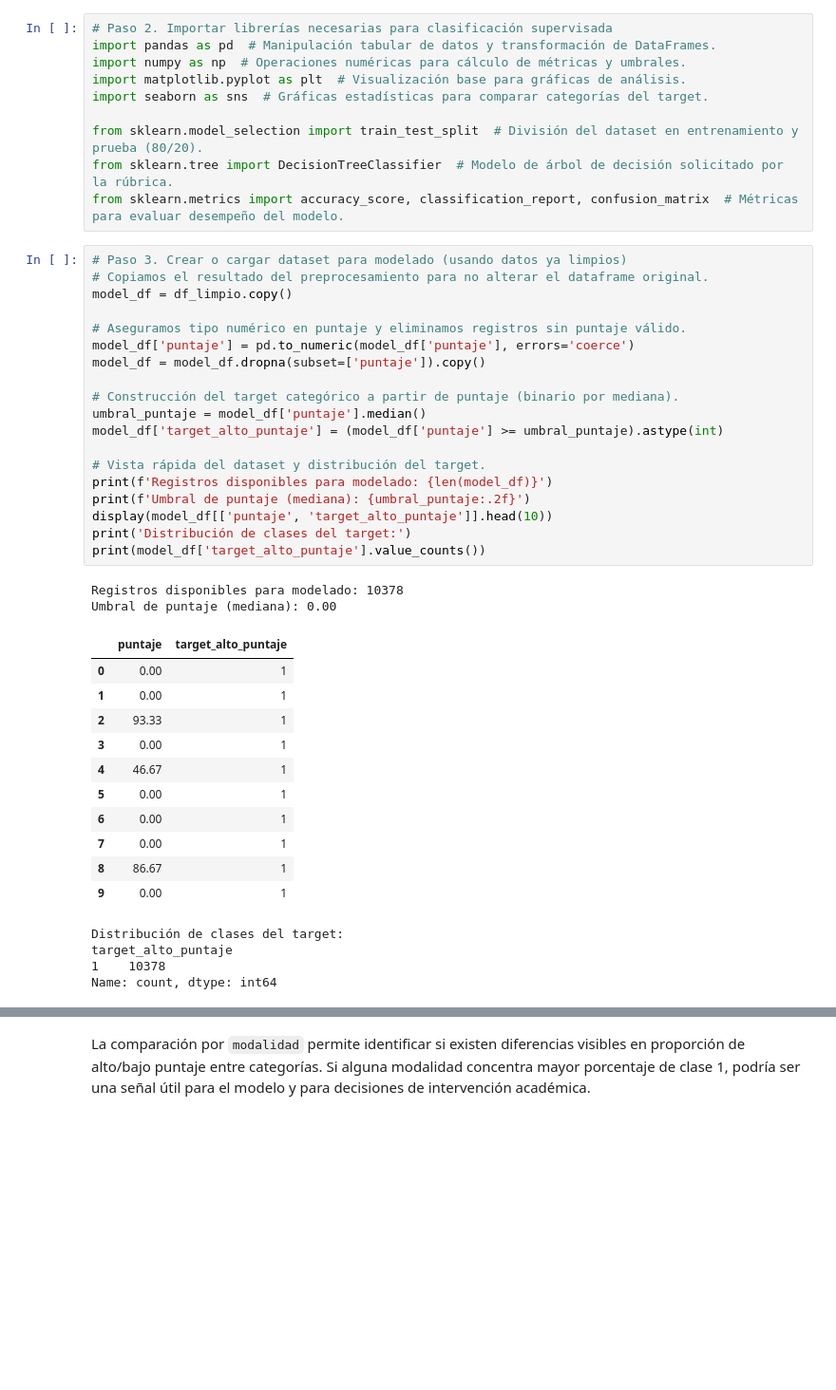
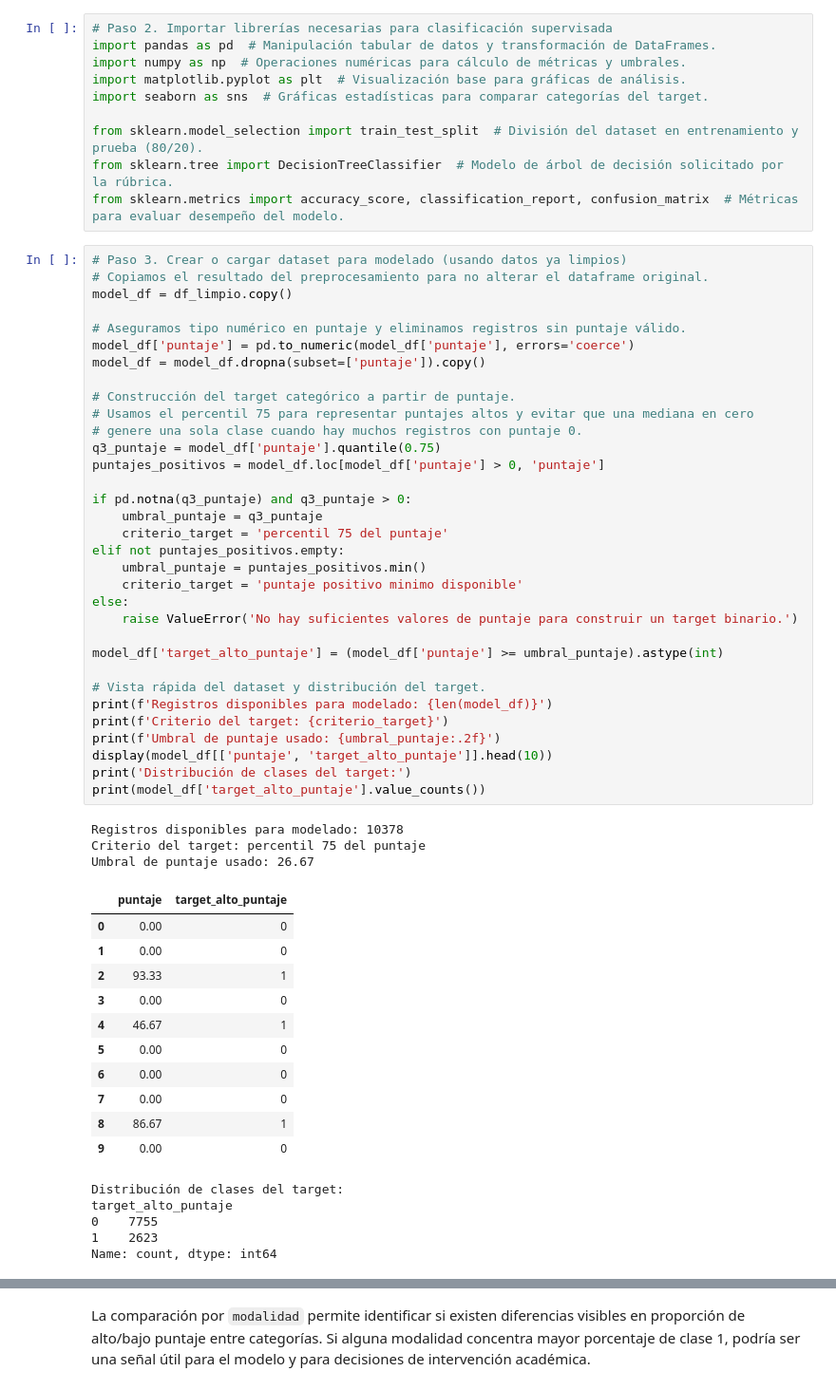
Before and after one commit to 5arSanti/ia-supervised-classification, a Jupyter notebook: main.ipynb, the cells around one changed output, grey strips where cells are left out. Shown at 95% size. Drawn from its saved outputs; the diff is of its cells as text; blank space fills up the shorter version.

```diff
--- a/main.ipynb
+++ b/main.ipynb
@@ -305,39 +305,55 @@ from sklearn.metrics import accuracy_score, classification_report, confusion_mat
 # %%
 # Paso 3. Crear o cargar dataset para modelado (usando datos ya limpios)
 # Copiamos el resultado del preprocesamiento para no alterar el dataframe original.
 model_df = df_limpio.copy()
 
 # Aseguramos tipo numérico en puntaje y eliminamos registros sin puntaje válido.
 model_df['puntaje'] = pd.to_numeric(model_df['puntaje'], errors='coerce')
 model_df = model_df.dropna(subset=['puntaje']).copy()
 
-# Construcción del target categórico a partir de puntaje (binario por mediana).
-umbral_puntaje = model_df['puntaje'].median()
+# Construcción del target categórico a partir de puntaje.
+# Usamos el percentil 75 para representar puntajes altos y evitar que una mediana en cero
+# genere una sola clase cuando hay muchos registros con puntaje 0.
+q3_puntaje = model_df['puntaje'].quantile(0.75)
+puntajes_positivos = model_df.loc[model_df['puntaje'] > 0, 'puntaje']
+
+if pd.notna(q3_puntaje) and q3_puntaje > 0:
+    umbral_puntaje = q3_puntaje
+    criterio_target = 'percentil 75 del puntaje'
+elif not puntajes_positivos.empty:
+    umbral_puntaje = puntajes_positivos.min()
+    criterio_target = 'puntaje positivo minimo disponible'
+else:
+    raise ValueError('No hay suficientes valores de puntaje para construir un target binario.')
+
 model_df['target_alto_puntaje'] = (model_df['puntaje'] >= umbral_puntaje).astype(int)
 
 # Vista rápida del dataset y distribución del target.
 print(f'Registros disponibles para modelado: {len(model_df)}')
-print(f'Umbral de puntaje (mediana): {umbral_puntaje:.2f}')
+print(f'Criterio del target: {criterio_target}')
+print(f'Umbral de puntaje usado: {umbral_puntaje:.2f}')
 display(model_df[['puntaje', 'target_alto_puntaje']].head(10))
 print('Distribución de clases del target:')
 print(model_df['target_alto_puntaje'].value_counts())
 # %% [output]
 Registros disponibles para modelado: 10378
-Umbral de puntaje (mediana): 0.00
+Criterio del target: percentil 75 del puntaje
+Umbral de puntaje usado: 26.67
 |  | puntaje | target_alto_puntaje |
-| 0 | 0.00 | 1 |
-| 1 | 0.00 | 1 |
+| 0 | 0.00 | 0 |
+| 1 | 0.00 | 0 |
 | 2 | 93.33 | 1 |
-| 3 | 0.00 | 1 |
+| 3 | 0.00 | 0 |
 | 4 | 46.67 | 1 |
-| 5 | 0.00 | 1 |
-| 6 | 0.00 | 1 |
-| 7 | 0.00 | 1 |
+| 5 | 0.00 | 0 |
+| 6 | 0.00 | 0 |
+| 7 | 0.00 | 0 |
 | 8 | 86.67 | 1 |
-| 9 | 0.00 | 1 |
+| 9 | 0.00 | 0 |
 Distribución de clases del target:
 target_alto_puntaje
-1    10378
+0    7755
+1    2623
 Name: count, dtype: int64
 # %%
 # Definición de variables de entrada (X) y columna objetivo (y)
```
Also changed, not shown: parts of 8 cells of this notebook, 1 other file.
